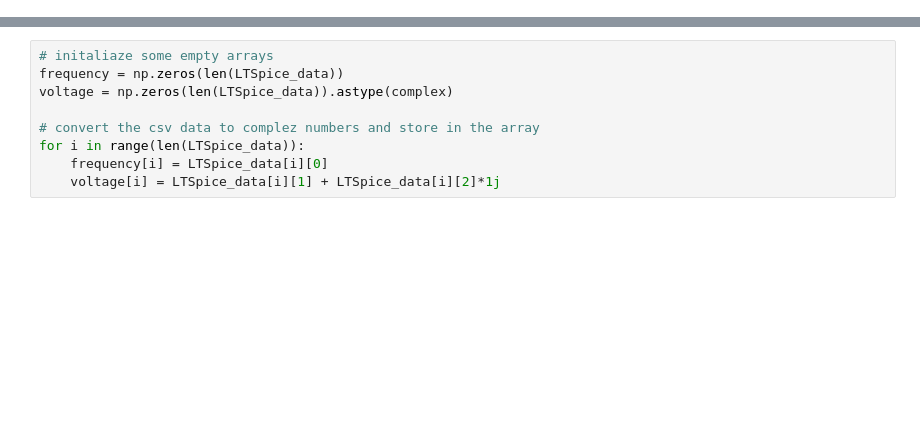
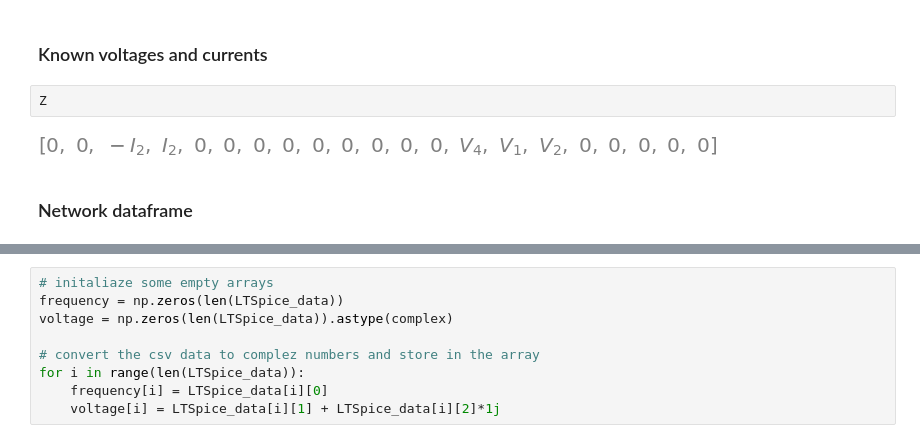
Before and after one commit to Tiburonboy/Symbolic-Modified-Nodal-Analysis-using-Python, a Jupyter notebook: backup/test_5.ipynb, the cells around one changed output, grey strips where cells are left out. Drawn from its saved outputs; the diff is of its cells as text; blank space fills up the shorter version.

```diff
--- a/backup/test_5.ipynb
+++ b/backup/test_5.ipynb
@@ -280,0 +142,8 @@ os.chdir('/home/jeff32/Documents/JupyterLab/Node Analysis/')
+# %% [markdown]
+### Known voltages and currents
+# %%
+Z
+# %% [output]
+[figure, added]
+# %% [markdown]
+### Network dataframe
```
Also changed, not shown: parts of 67 cells of this notebook, 15 other files.
